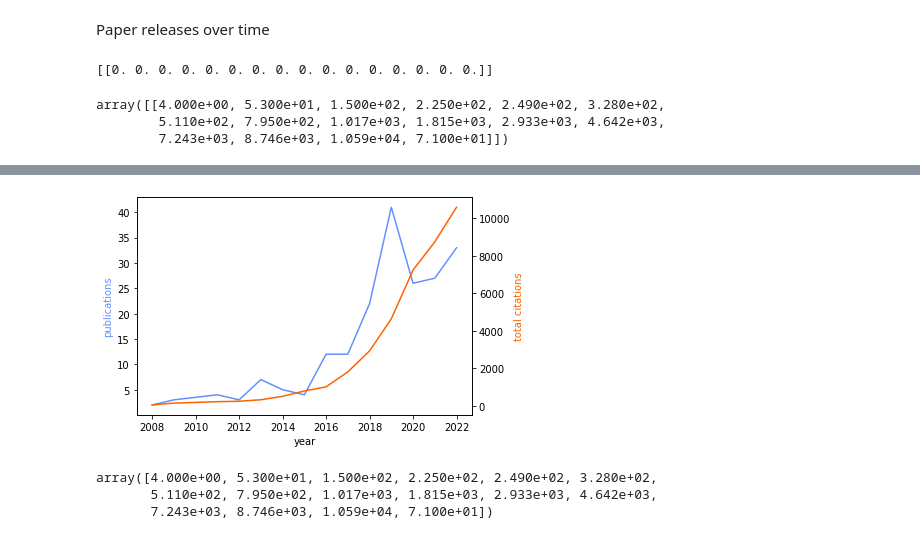
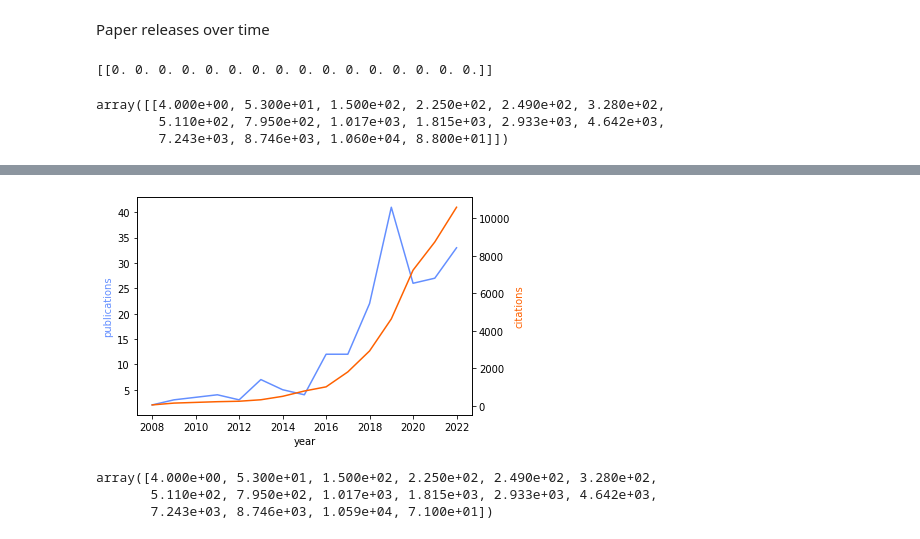
Before and after one commit to daniel-bogdoll/ad_datasets_influence, a Jupyter notebook: 4_plotting_papers_citations_over_time.ipynb, the cells around one changed output, grey strips where cells are left out. Drawn from its saved outputs; the diff is of its cells as text; code cells hidden in the pictures.

```diff
--- a/4_plotting_papers_citations_over_time.ipynb
+++ b/4_plotting_papers_citations_over_time.ipynb
@@ -8,7 +8,7 @@ import pandas as pd
 # %%
 wd = os.getcwd()
 wd = wd.replace('.ipynb_checkpoints', '')
-directory = os.path.join(wd, 'data', 'requests6')
+directory = os.path.join(wd, 'data', 'requests8')
 retrieved_data =  []
 for file in os.listdir(directory):
     with open(os.path.join(directory, file), "r") as j:
@@ -56,7 +56,7 @@ total_citations
 [[0. 0. 0. 0. 0. 0. 0. 0. 0. 0. 0. 0. 0. 0. 0. 0.]]
 array([[4.000e+00, 5.300e+01, 1.500e+02, 2.250e+02, 2.490e+02, 3.280e+02,
         5.110e+02, 7.950e+02, 1.017e+03, 1.815e+03, 2.933e+03, 4.642e+03,
-        7.243e+03, 8.746e+03, 1.059e+04, 7.100e+01]])
+        7.243e+03, 8.746e+03, 1.060e+04, 8.800e+01]])
 # %%
 citations = pd.Series(publications).value_counts().sort_index()
 # %%
@@ -81,16 +81,16 @@ dtype: int64
 # %%
 fig,ax = plt.subplots()
 ax.plot(citations.index[:-1], citations[:-1], color='#648fff')
 ax.set_ylabel('publications', color='#648fff')
 ax.set_xlabel('year')
 
 ax2=ax.twinx()
 ax2.plot(citations.index[:-1], total_citations[0][1:-1], color='#fe6100')
-ax2.set_ylabel('total citations', color='#fe6100')
+ax2.set_ylabel('citations', color='#fe6100')
 plt.savefig('output/growth_publications_and_citations.pdf', bbox_inches='tight')
 plt.show()
 # %% [output]
-[figure, old version]
+[figure, new version]
 # %%
 total_citations[0]
 # %% [output]
```
Also changed, not shown: 5 other files.
